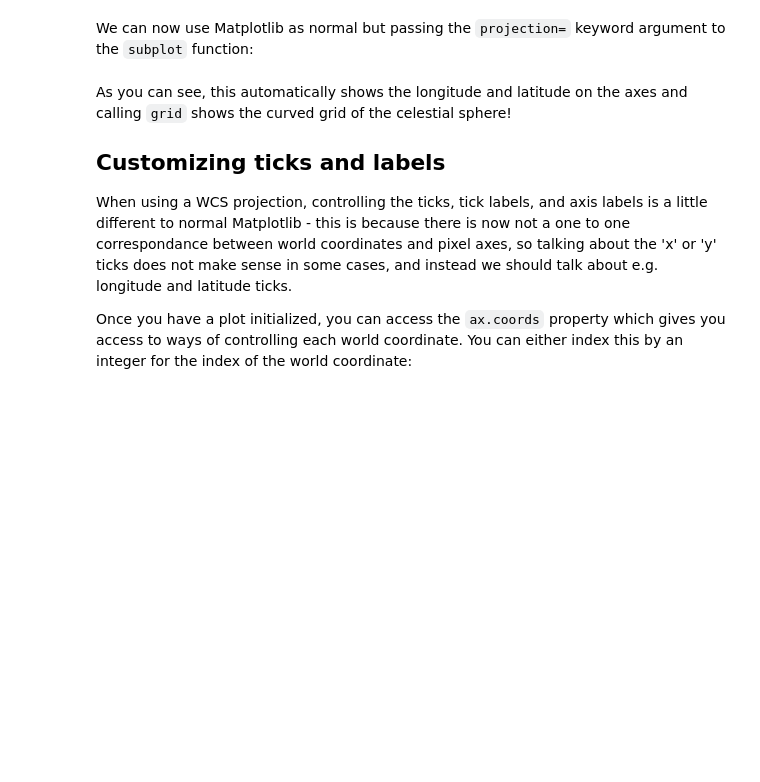
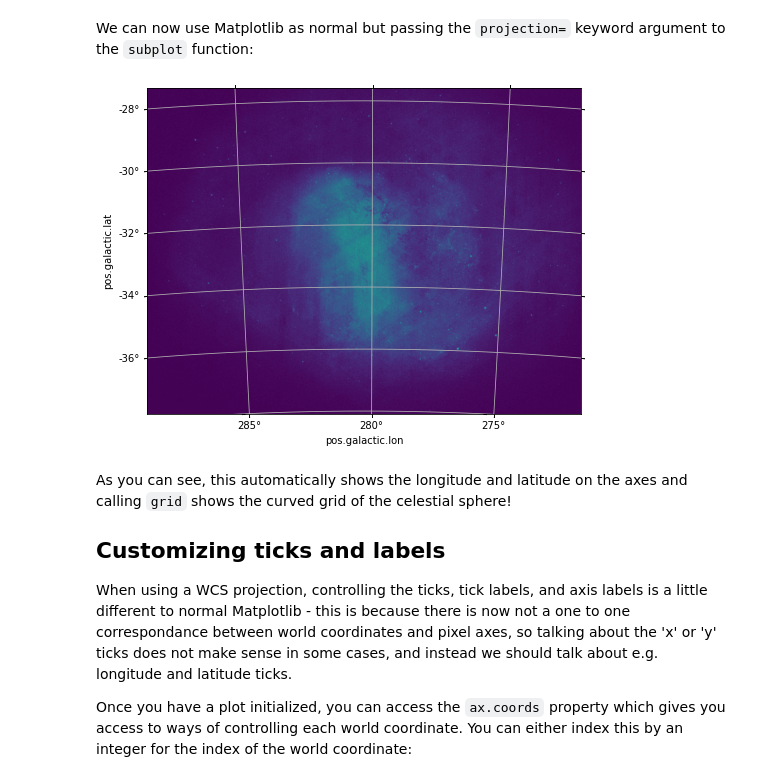
Before and after one commit to bsipocz/ASTR497, a Jupyter notebook: astropy_notebooks/08-wcsaxes.ipynb, the cells around one changed output. Saved outputs shown, nothing was run; the diff lists cells and outputs as text; code cells hidden in the pictures; blank space fills up the shorter version.

```diff
--- a/astropy_notebooks/08-wcsaxes.ipynb
+++ b/astropy_notebooks/08-wcsaxes.ipynb
@@ -37,5 +37,11 @@ plt.rc('figure', figsize=(10, 6))
 ## Making a simple plot
 
 We start off by loading in the GAIA source density image from previous tutorials:
+# %%
+from astropy.io import fits
+hdulist = fits.open('data/LMCDensFits1k.fits')
 # %% [markdown]
 and we extract the WCS from the header:
+# %%
+from astropy.wcs import WCS
+wcs = WCS(hdulist[0].header)
@@ -42,5 +50,11 @@ and we extract the WCS from the header:
 # %% [markdown]
 We can now use Matplotlib as normal but passing the ``projection=`` keyword argument to the ``subplot`` function:
+# %%
+ax = plt.subplot(projection=wcs)
+ax.imshow(hdulist[0].data)
+ax.grid()
+# %% [output]
+[figure, added]
 # %% [markdown]
 As you can see, this automatically shows the longitude and latitude on the axes and calling ``grid`` shows the curved grid of the celestial sphere!
 
```
Also changed, not shown: parts of 21 cells of this notebook, 3 other files.
